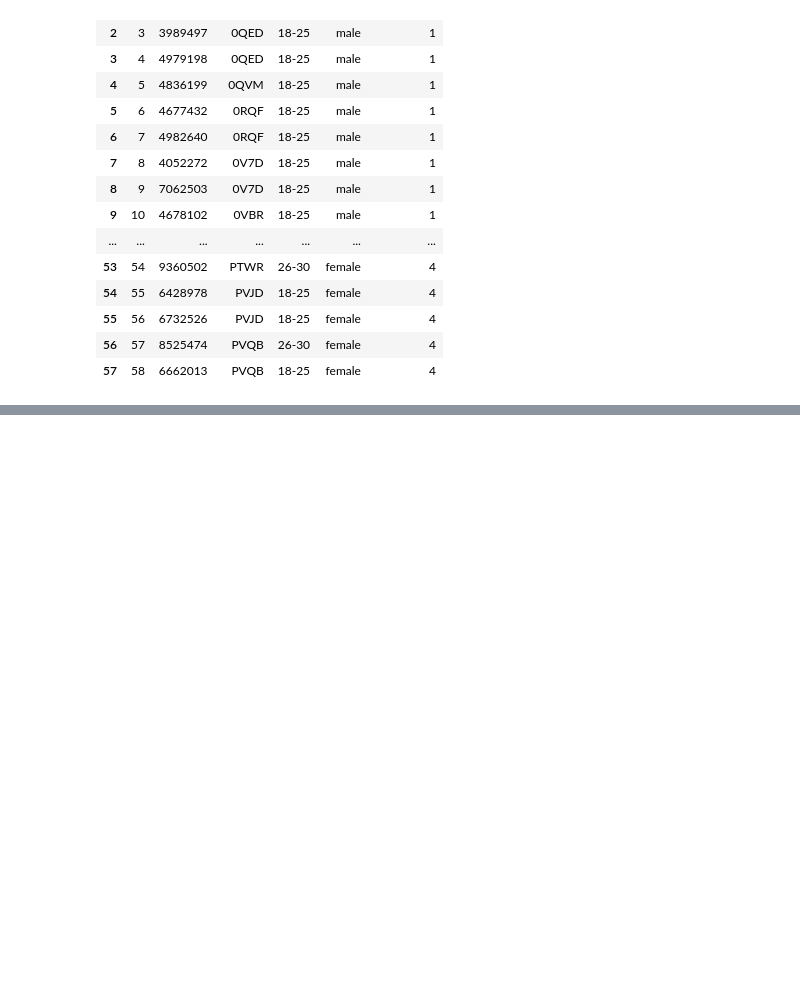
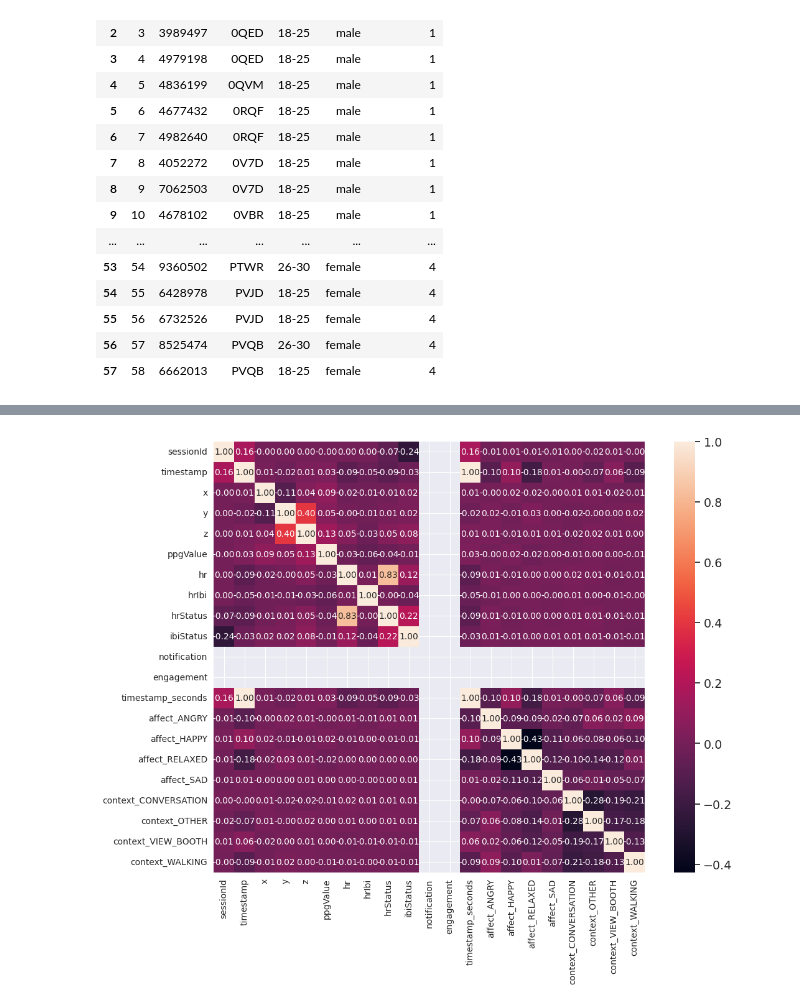
Before and after one commit to Wespe95/BBDC_2024, a Jupyter notebook: BBDC/BBDC_datenanalyse.ipynb, the cells around one changed output, grey strips where cells are left out. Drawn from its saved outputs; the diff is of its cells as text; code cells hidden in the pictures; blank space fills up the shorter version.

```diff
--- a/BBDC/BBDC_datenanalyse.ipynb
+++ b/BBDC/BBDC_datenanalyse.ipynb
@@ -159,0 +162,3 @@ info
+# %%
+data_cleaned = pd.read_csv('../task/preprocessed_student_data.csv', sep =',')
+data_cleaned.head()
@@ -159,0 +207,12 @@ info
+# %%
+data_encoded = pd.get_dummies(data_cleaned)
+scaler = MinMaxScaler()
+data_normalized = pd.DataFrame(scaler.fit_transform(data_encoded), columns=data_encoded.columns)
+corrmat = data_encoded.corr()
+
+# Erstellen Sie die Heatmap
+f, ax = plt.subplots(figsize=(12, 9))
+sns.set(font_scale=1.25)
+sns.heatmap(corrmat, cbar=True, square=True, annot=True,fmt='.2f', annot_kws={'size': 10});
+# %% [output]
+[figure, added]
```
Also changed, not shown: parts of 7 cells of this notebook.
